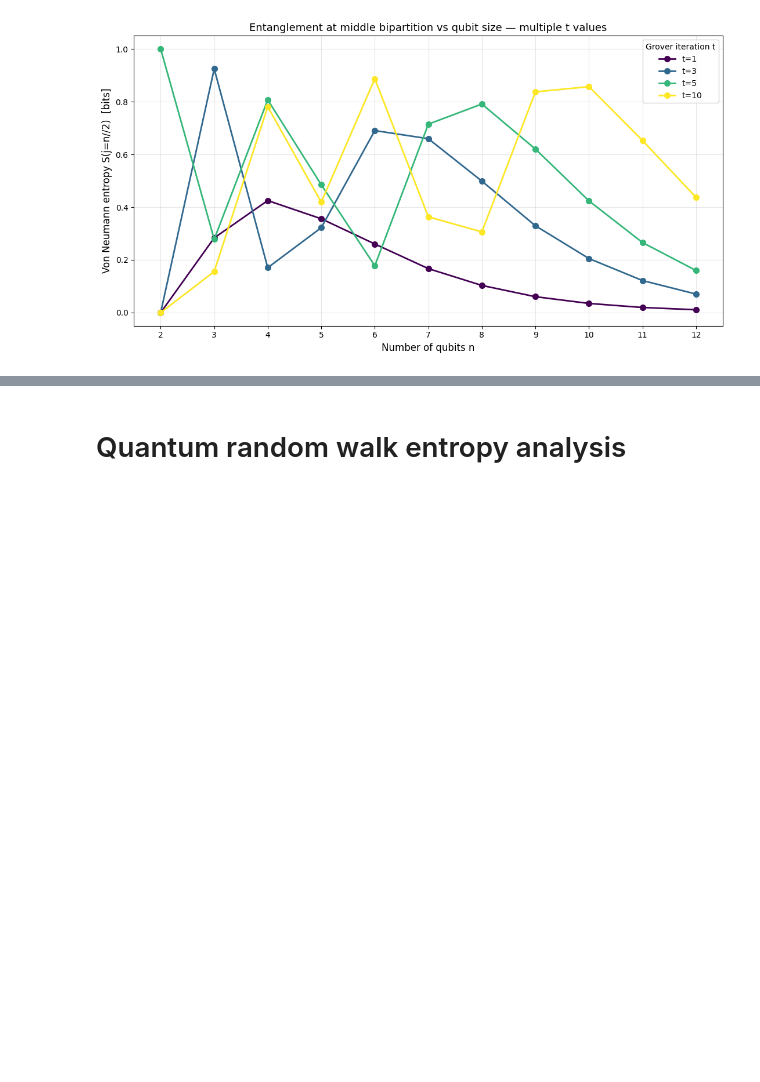
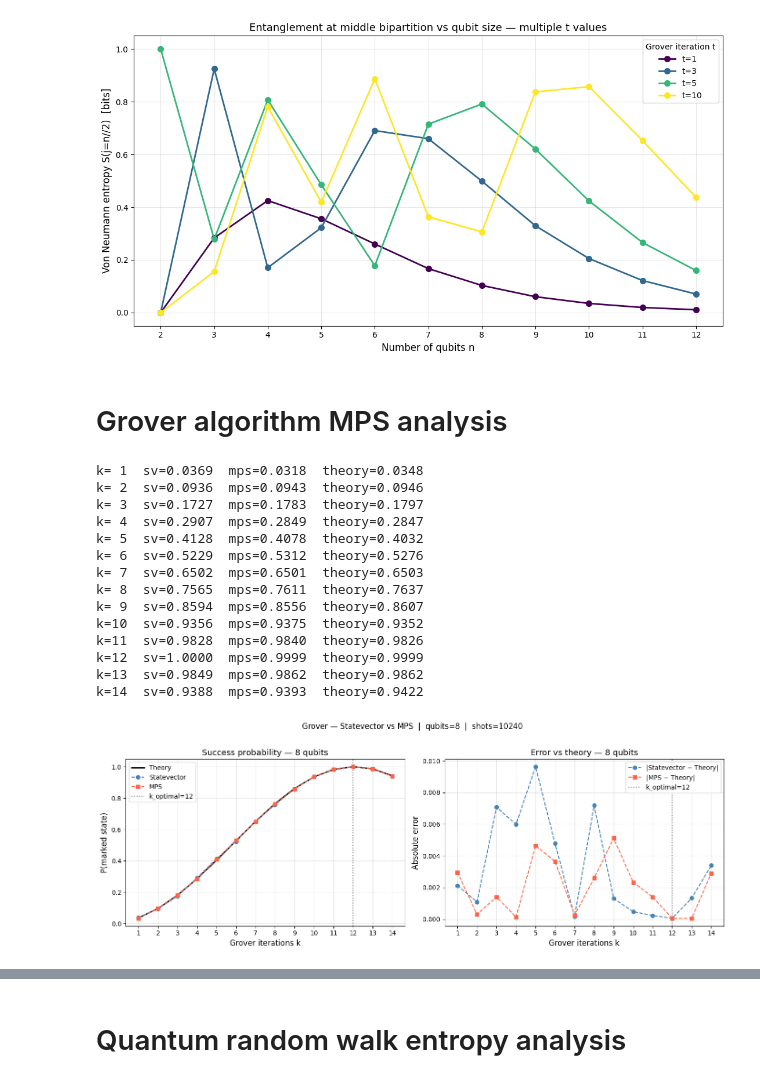
Before and after one commit to cezaris13/Quantum-ideas-factory-tensor-networks, a Jupyter notebook: tensor_networks_and_entropy.ipynb, the cells around one changed output, grey strips where cells are left out. Saved outputs shown, nothing was run; the diff lists cells and outputs as text; code cells hidden in the pictures; blank space fills up the shorter version.

Commit message:
MPS for grover

```diff
--- a/tensor_networks_and_entropy.ipynb
+++ b/tensor_networks_and_entropy.ipynb
@@ -111,3 +112,34 @@ n=10  j=5  S=0.85697
 n=11  j=5  S=0.65266
 n=12  j=6  S=0.43737
 [figure]
+# %% [markdown]
+# Grover algorithm MPS analysis
+# %%
+results = mps.run_comparison(
+        circuit_builder  = lambda k: grover.construct_grover(qubits, k, marked_state),
+        target_bitstring = lambda k: format(marked_state, f"0{qubits}b"),
+        k_values         = range(1, k_optimal + 3),
+        qubits           = qubits,
+        shots            = shots,
+        theory_fn        = lambda k: np.sin((2*k + 1) * theta)**2,
+        k_optimal        = k_optimal,
+        label_x          = "Grover iterations k",
+        label_prob       = "P(marked state)",
+        title            = "Grover — Statevector vs MPS",
+    )
+# %% [output]
+k= 1  sv=0.0369  mps=0.0318  theory=0.0348
+k= 2  sv=0.0936  mps=0.0943  theory=0.0946
+k= 3  sv=0.1727  mps=0.1783  theory=0.1797
+k= 4  sv=0.2907  mps=0.2849  theory=0.2847
+k= 5  sv=0.4128  mps=0.4078  theory=0.4032
+k= 6  sv=0.5229  mps=0.5312  theory=0.5276
+k= 7  sv=0.6502  mps=0.6501  theory=0.6503
+k= 8  sv=0.7565  mps=0.7611  theory=0.7637
+k= 9  sv=0.8594  mps=0.8556  theory=0.8607
+k=10  sv=0.9356  mps=0.9375  theory=0.9352
+k=11  sv=0.9828  mps=0.9840  theory=0.9826
+k=12  sv=1.0000  mps=0.9999  theory=0.9999
+k=13  sv=0.9849  mps=0.9862  theory=0.9862
+k=14  sv=0.9388  mps=0.9393  theory=0.9422
+[figure, added]
```
Also changed, not shown: parts of 5 cells of this notebook, 1 other file.
